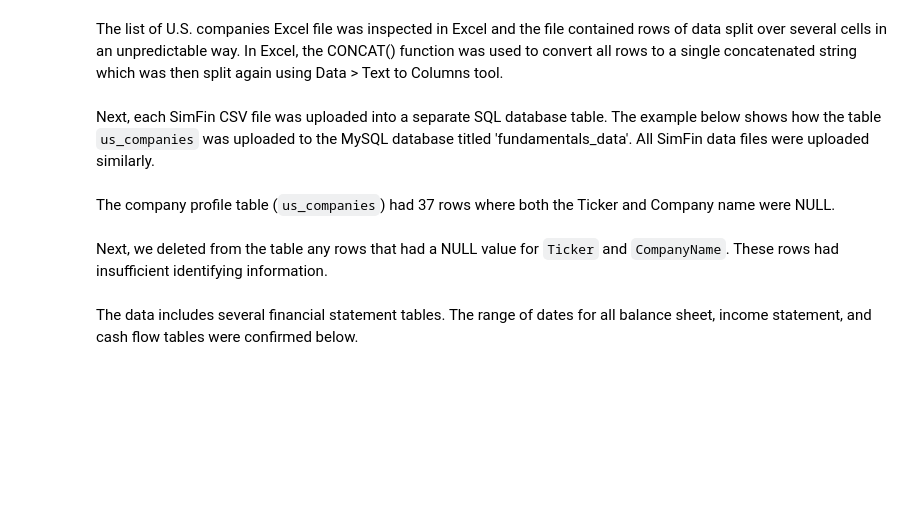
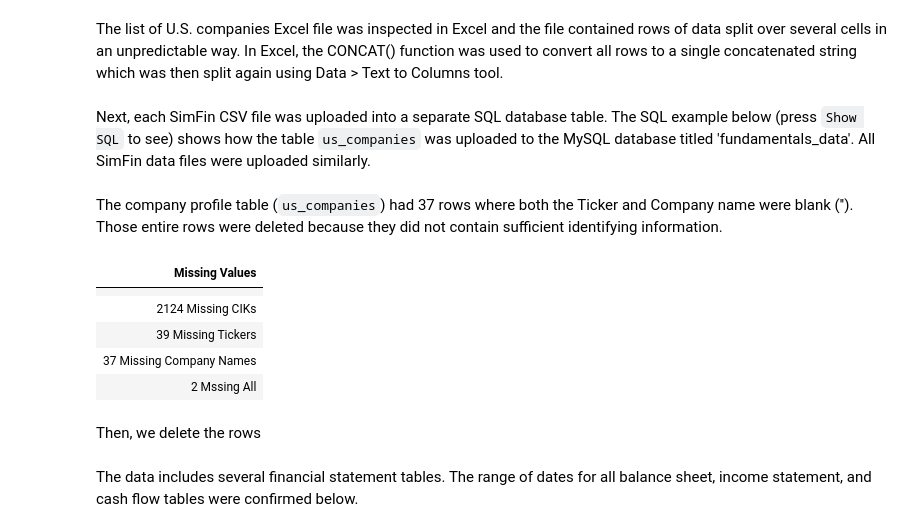
Before and after one commit to aaron-san/fundamentals-db-simfin-mysql, a Jupyter notebook: index.ipynb, the cells around one changed output. Drawn from its saved outputs; the diff is of its cells as text; code cells hidden in the pictures; blank space fills up the shorter version.

```diff
--- a/index.ipynb
+++ b/index.ipynb
@@ -209,7 +221,7 @@ HTML(df.to_html(index=False))
 # %% [markdown]
 The list of U.S. companies Excel file was inspected in Excel and the file contained rows of data split over several cells in an unpredictable way. In Excel, the CONCAT() function was used to convert all rows to a single concatenated string which was then split again using Data > Text to Columns tool.
 # %% [markdown]
-Next, each SimFin CSV file was uploaded into a separate SQL database table. The example below shows how the table `us_companies` was uploaded to the MySQL database titled 'fundamentals_data'. All SimFin data files were uploaded similarly.
+Next, each SimFin CSV file was uploaded into a separate SQL database table. The SQL example below (press `Show SQL` to see) shows how the table `us_companies` was uploaded to the MySQL database titled 'fundamentals_data'. All SimFin data files were uploaded similarly.
 # %%
 DROP TABLE IF EXISTS us_companies;
 
@@ -236,7 +248,7 @@ OPTIONALLY ENCLOSED BY '"'
 LINES TERMINATED BY '\n'
 IGNORE 1 LINES; -- skip header row
 # %% [markdown]
-The company profile table (`us_companies`) had 37 rows where both the Ticker and Company name were NULL.
+The company profile table (`us_companies`) had 37 rows where both the Ticker and Company name were blank (''). Those entire rows were deleted because they did not contain sufficient identifying information.
 # %%
 SELECT * FROM us_companies;
 
@@ -250,2 +305,0 @@ WHERE (Ticker IS NULL AND `Company Name` IS NULL);
-# %% [markdown]
-Next, we deleted from the table any rows that had a NULL value for `Ticker` and `CompanyName`. These rows had insufficient identifying information.
@@ -255,0 +306,70 @@ WHERE (Ticker IS NULL AND CompanyName IS NULL);
+# %%
+# HideCell
+from IPython.display import HTML, display
+import json
+import mysql.connector
+import pandas as pd
+
+with open("mysql_creds.json") as f:
+    creds = json.load(f)
+
+conn = mysql.connector.connect(
+    host=creds["host"],
+    user=creds["user"],
+    password=creds["password"],
+    database=creds["database"],
+    auth_plugin="mysql_native_password"
+)
+
+query = """
+SELECT "" AS "Missing Values"
+UNION
+SELECT CONCAT(COUNT(*), " Missing CIKs")
+FROM us_companies
+WHERE
+    CIK = ''
+    OR CIK IS NULL
+UNION
+SELECT CONCAT("    ", COUNT(*), " Missing Tickers")
+FROM us_companies
+WHERE
+    Ticker = ''
+    OR Ticker IS NULL
+UNION
+SELECT CONCAT(
+        "    ", COUNT(*), " Missing Company Names"
+    )
+FROM us_companies
+WHERE
+    CompanyName = ''
+    OR CompanyName IS NULL
+UNION
+SELECT CONCAT("    ", COUNT(*), " Mssing All")
+FROM us_companies
+WHERE (
+        CompanyName = ''
+        OR CompanyName IS NULL
+    )
+    AND (
+        Ticker = ''
+        OR Ticker IS NULL
+    )
+    AND (
+        CIK = ''
+        OR CIK IS NULL
+    );
+"""
+
+cursor = conn.cursor()
+cursor.execute(query)
+df = pd.DataFrame(cursor.fetchall(), columns=[desc[0] for desc in cursor.description])
+HTML(df.to_html(index=False))
+# %% [output]
+| Missing Values |
+|  |
+| 2124 Missing CIKs |
+| 39 Missing Tickers |
+| 37 Missing Company Names |
+| 2 Mssing All |
+# %% [markdown]
+Then, we delete the rows
```
Also changed, not shown: parts of 11 cells of this notebook, 3 other files.
